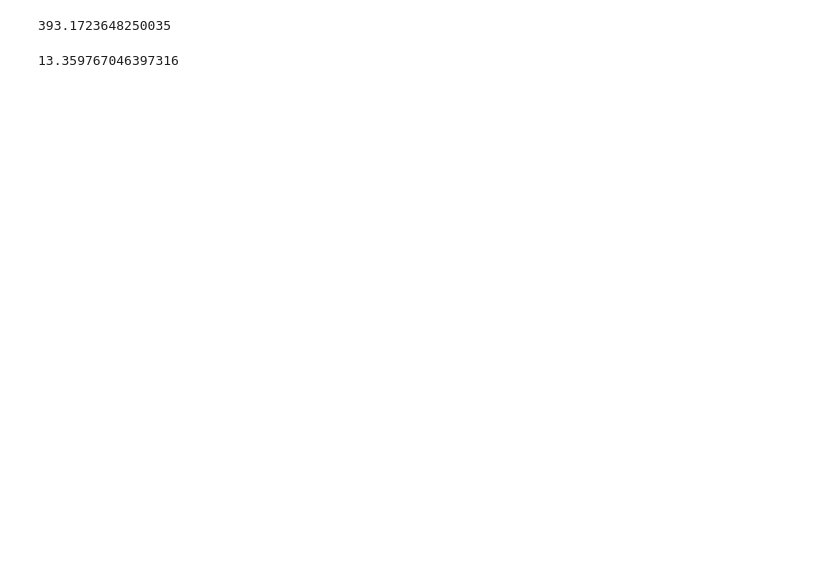
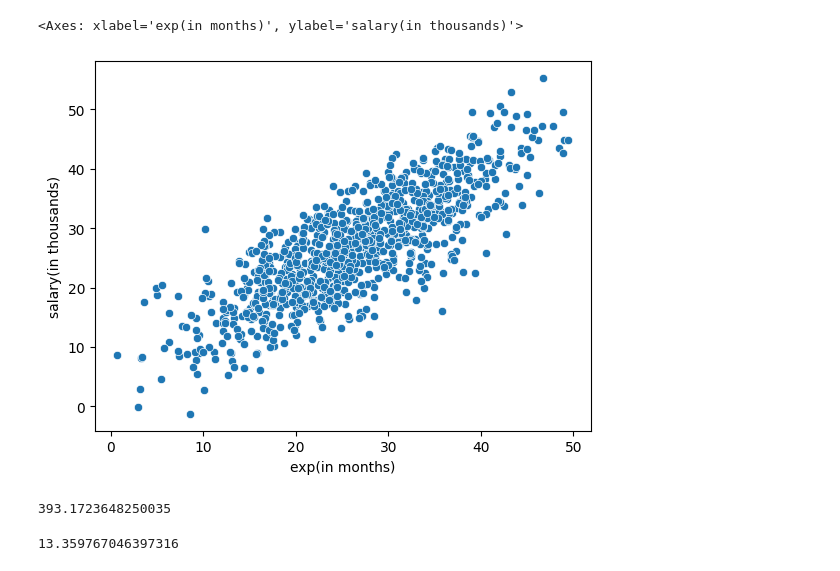
Before and after one commit to Alan123alan/machine_learning_algorithms, a Jupyter notebook: linear_regression.ipynb, the cells around one changed output. Saved outputs shown, nothing was run; the diff lists cells and outputs as text; code cells hidden in the pictures; blank space fills up the shorter version.

Commit message:
added visualization, error is not close to 0 but linear regression seems fine, compared against other kaggle solutions

```diff
--- a/linear_regression.ipynb
+++ b/linear_regression.ipynb
@@ -4,5 +6,10 @@ import pandas as pd
 # %%
 experience_salary_df = pd.read_csv("/content/sample_data/Experience-Salary.csv")
+# %%
+sb.scatterplot(x='exp(in months)', y='salary(in thousands)', data=experience_salary_df)
+# %% [output]
+<Axes: xlabel='exp(in months)', ylabel='salary(in thousands)'>
+[figure, added]
 # %%
 features = experience_salary_df['exp(in months)'].to_numpy()
 [training_features, test_features] = np.split(features,2)
```
Also changed, not shown: parts of 3 cells of this notebook.
